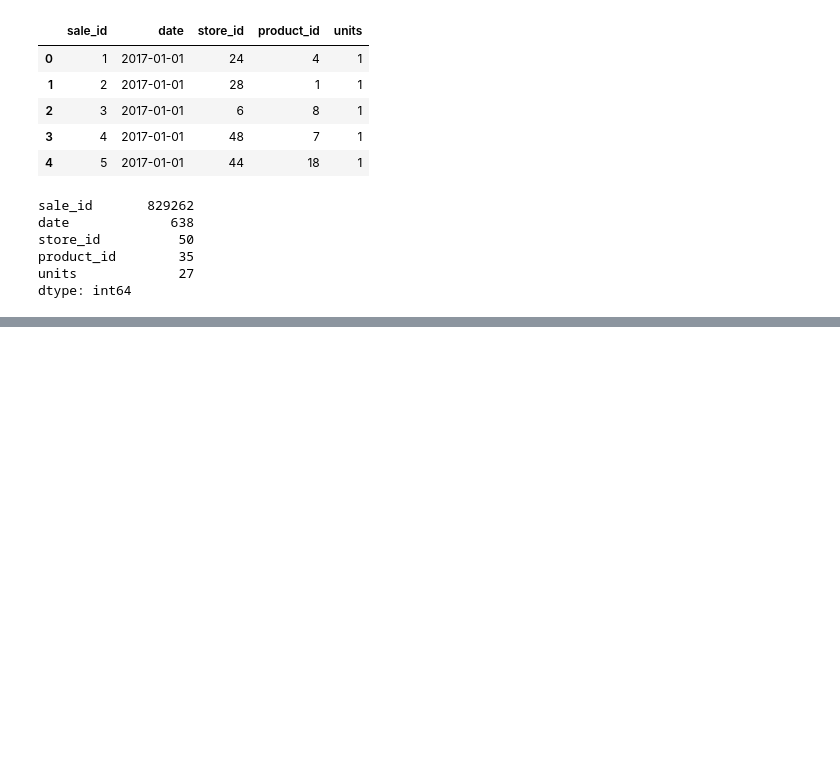
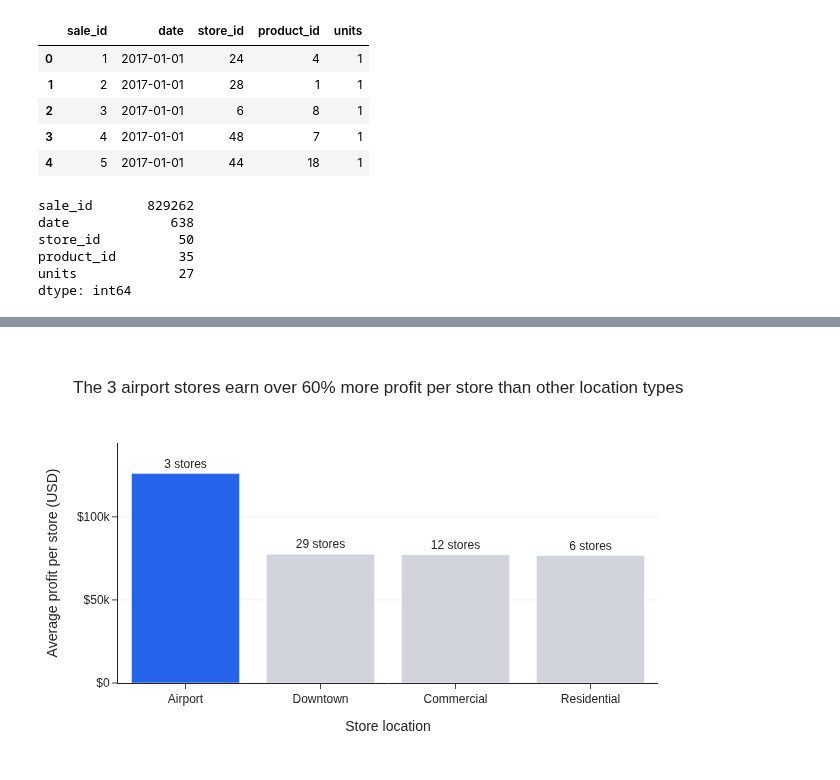
Before and after one commit to subwaymatch/analytics-case-development, a Jupyter notebook: maven-toy-sales-relational-db/create-database-file.ipynb, the cells around one changed output, grey strips where cells are left out. Cells and saved outputs as stored; diff of their text form; code cells hidden in the pictures; blank space fills up the shorter version.

```diff
--- a/maven-toy-sales-relational-db/create-database-file.ipynb
+++ b/maven-toy-sales-relational-db/create-database-file.ipynb
@@ -144,0 +626,21 @@ memory usage: 31.6+ MB
+# %%
+fig = px.bar(
+    df_location,
+    x='store_location',
+    y='avg_profit_per_store',
+    text=df_location['num_stores'].map('{} stores'.format),
+    labels={
+        'store_location': 'Store location',
+        'avg_profit_per_store': 'Average profit per store (USD)',
+    },
+    title='The 3 airport stores earn over 60% more profit per store than other location types',
+    height=420,
+)
+fig.update_traces(
+    marker_color=[HIGHLIGHT if loc == 'Airport' else GRAY for loc in df_location['store_location']],
+    textposition='outside',
+)
+fig.update_yaxes(tickprefix='$', showgrid=True, gridcolor='#F3F4F6')
+fig.show()
+# %% [output]
+[figure, added]
```
Also changed, not shown: parts of 99 cells of this notebook, 1 other file.
